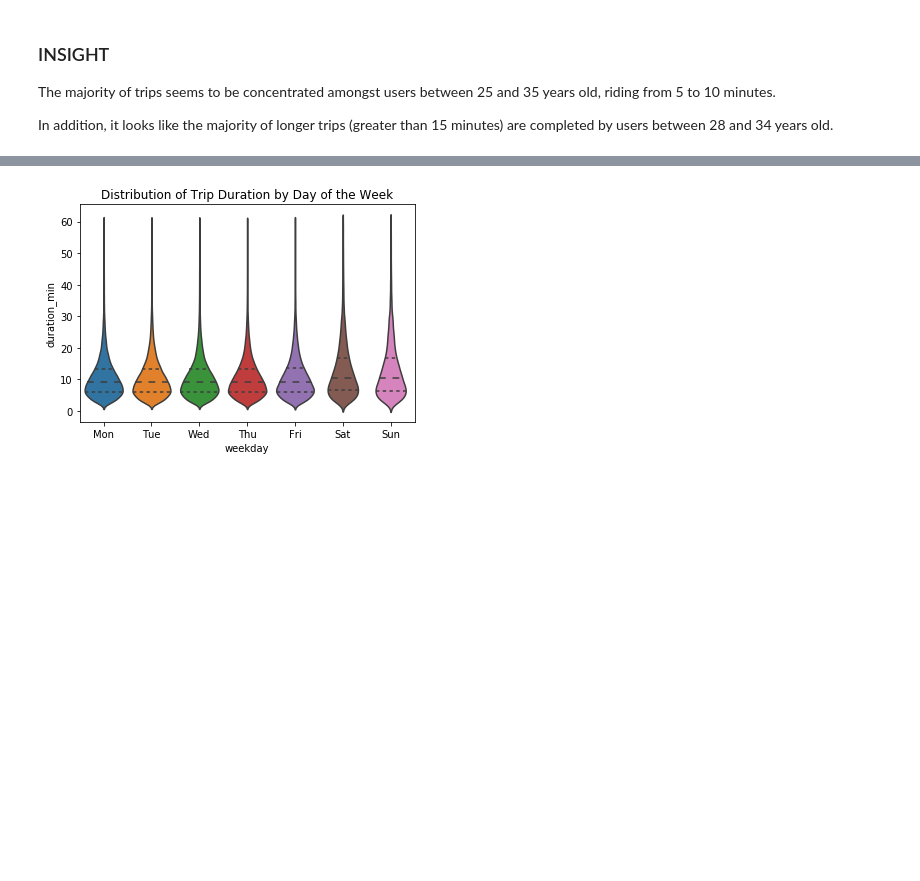
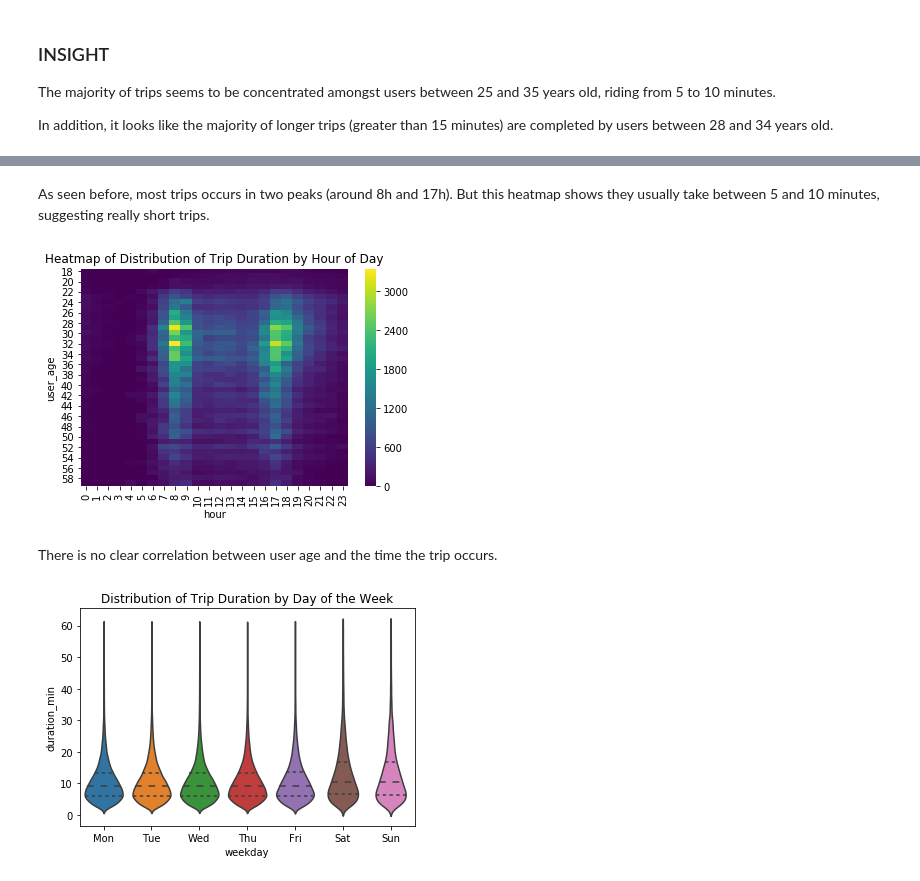
Before and after one commit to marcellovictorino/DAND_5_DataViz, a Jupyter notebook: 2_Project_ FordGoBike/1_EDA.ipynb, the cells around one changed output, grey strips where cells are left out. Drawn from its saved outputs; the diff is of its cells as text; code cells hidden in the pictures; blank space fills up the shorter version.

```diff
--- a/2_Project_ FordGoBike/1_EDA.ipynb
+++ b/2_Project_ FordGoBike/1_EDA.ipynb
@@ -500,3 +525,15 @@ In addition, it looks like the majority of longer trips (greater than 15 minutes
+# %% [markdown]
+As seen before, most trips occurs in two peaks (around 8h and 17h). But this heatmap shows they usually take between 5 and 10 minutes, suggesting really short trips.
+# %%
+# User Age vs Hour of day
+
+sns.heatmap(df3.pivot_table(index=df3.user_age, columns=df3.hour, aggfunc='count', fill_value=0).gender,
+            vmin=0,cmap='viridis');
+plt.title('Heatmap of Distribution of Trip Duration by Hour of Day');
+# %% [output]
+[figure, added]
+# %% [markdown]
+There is no clear correlation between user age and the time the trip occurs.
 # %%
 # Trip Duration vs Day of Week
 sns.violinplot(data=df2, y='duration_min', x='weekday', orient='v', inner='quartile');
```
Also changed, not shown: parts of 9 cells of this notebook.
